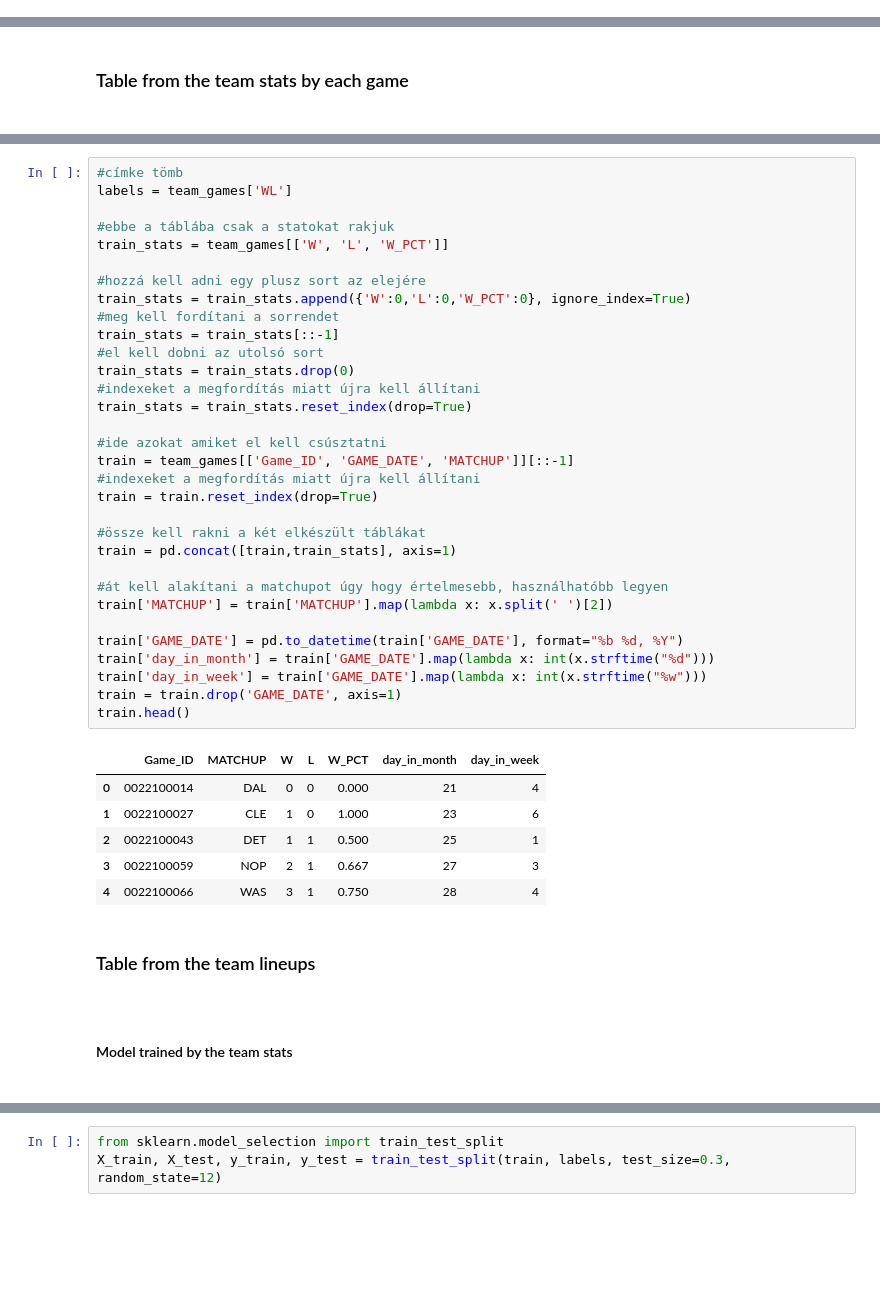
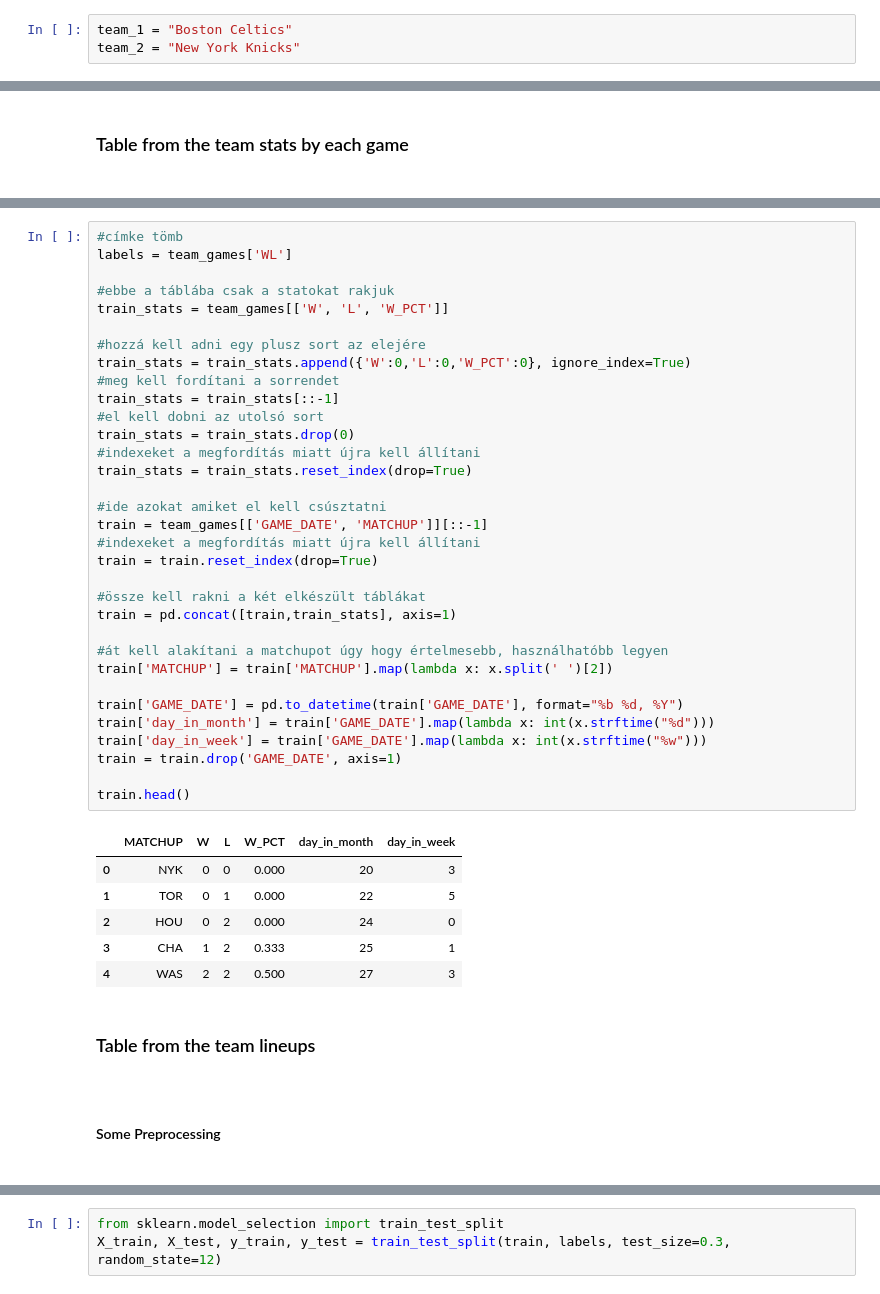
Before and after one commit to bormilan/nba_analysis, a Jupyter notebook: nba_matchup_analysis.ipynb, the cells around one changed output, grey strips where cells are left out. Drawn from its saved outputs; the diff is of its cells as text; blank space fills up the shorter version.

Commit message:
'first_model'

```diff
--- a/nba_matchup_analysis.ipynb
+++ b/nba_matchup_analysis.ipynb
@@ -22,3 +19,6 @@ team_2 = "Sacramento Kings"
+# %%
+team_1 = "Boston Celtics"
+team_2 = "New York Knicks"
 # %% [markdown]
 <h2>Make prepared logs for the teams<h2>
 # %%
@@ -111,41 +109,42 @@ Index(['Team_ID', 'Game_ID', 'GAME_DATE', 'MATCHUP', 'WL', 'W', 'L', 'W_PCT',
 labels = team_games['WL']
 
 #ebbe a táblába csak a statokat rakjuk
 train_stats = team_games[['W', 'L', 'W_PCT']]
 
 #hozzá kell adni egy plusz sort az elejére
 train_stats = train_stats.append({'W':0,'L':0,'W_PCT':0}, ignore_index=True)
 #meg kell fordítani a sorrendet
 train_stats = train_stats[::-1]
 #el kell dobni az utolsó sort
 train_stats = train_stats.drop(0)
 #indexeket a megfordítás miatt újra kell állítani
 train_stats = train_stats.reset_index(drop=True)
 
 #ide azokat amiket el kell csúsztatni
-train = team_games[['Game_ID', 'GAME_DATE', 'MATCHUP']][::-1]
+train = team_games[['GAME_DATE', 'MATCHUP']][::-1]
 #indexeket a megfordítás miatt újra kell állítani
 train = train.reset_index(drop=True)
 
 #össze kell rakni a két elkészült táblákat
 train = pd.concat([train,train_stats], axis=1)
 
 #át kell alakítani a matchupot úgy hogy értelmesebb, használhatóbb legyen
 train['MATCHUP'] = train['MATCHUP'].map(lambda x: x.split(' ')[2])
 
 train['GAME_DATE'] = pd.to_datetime(train['GAME_DATE'], format="%b %d, %Y")
 train['day_in_month'] = train['GAME_DATE'].map(lambda x: int(x.strftime("%d")))
 train['day_in_week'] = train['GAME_DATE'].map(lambda x: int(x.strftime("%w")))
 train = train.drop('GAME_DATE', axis=1)
+
 train.head()
 # %% [output]
-|  | Game_ID | MATCHUP | W | L | W_PCT | day_in_month | day_in_week |
-| 0 | 0022100014 | DAL | 0 | 0 | 0.000 | 21 | 4 |
-| 1 | 0022100027 | CLE | 1 | 0 | 1.000 | 23 | 6 |
-| 2 | 0022100043 | DET | 1 | 1 | 0.500 | 25 | 1 |
-| 3 | 0022100059 | NOP | 2 | 1 | 0.667 | 27 | 3 |
-| 4 | 0022100066 | WAS | 3 | 1 | 0.750 | 28 | 4 |
+|  | MATCHUP | W | L | W_PCT | day_in_month | day_in_week |
+| 0 | NYK | 0 | 0 | 0.000 | 20 | 3 |
+| 1 | TOR | 0 | 1 | 0.000 | 22 | 5 |
+| 2 | HOU | 0 | 2 | 0.000 | 24 | 0 |
+| 3 | CHA | 1 | 2 | 0.333 | 25 | 1 |
+| 4 | WAS | 2 | 2 | 0.500 | 27 | 3 |
 # %% [markdown]
 <h3>Table from the team lineups<h3>
-# %% [markdown]
-<h4>Model trained by the team stats<h4>
+# %% [markdown]
+<h4>Some Preprocessing<h4>
```
Also changed, not shown: parts of 18 cells of this notebook, 3 other files.
